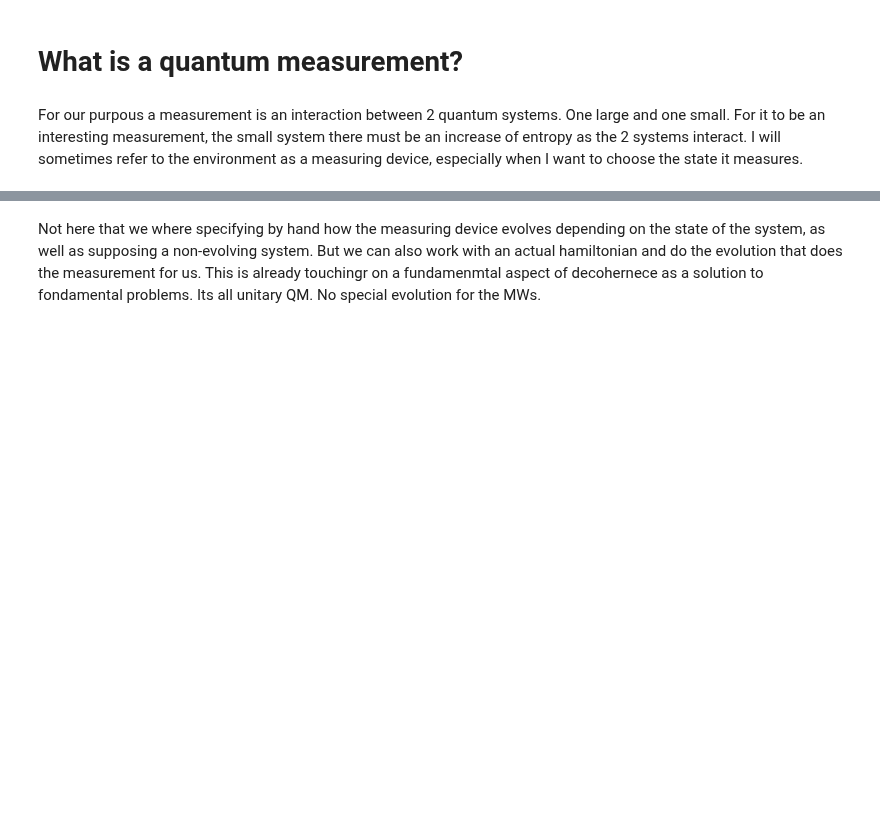
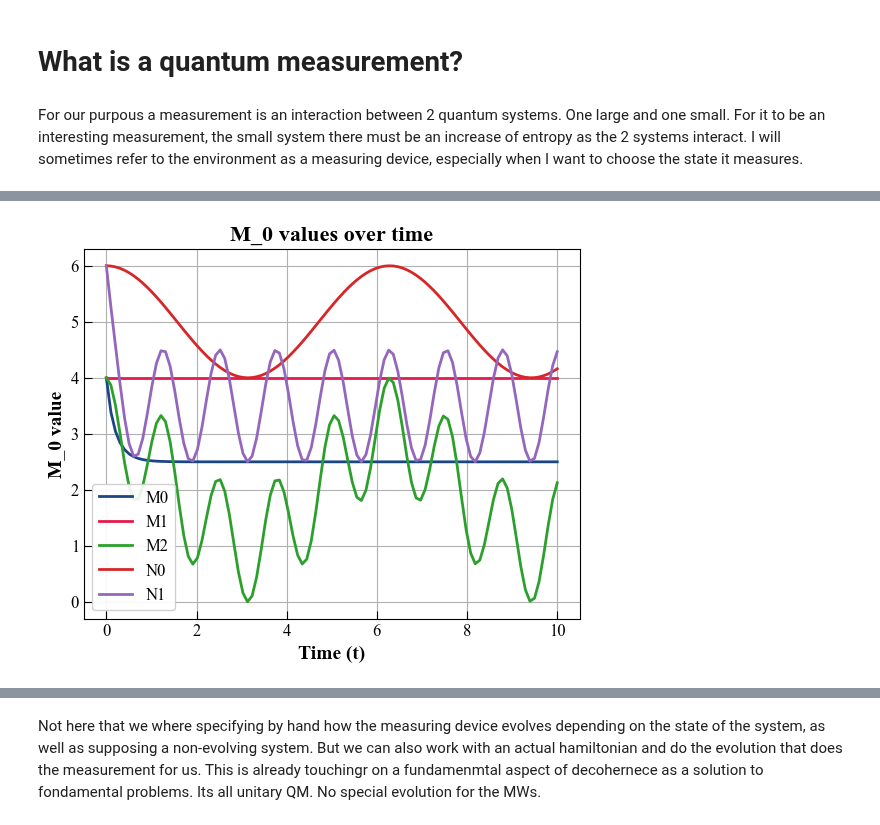
Before and after one commit to MarinAndreGirard/ACL, a Jupyter notebook: Working/Decoherence_edu.ipynb, the cells around one changed output, grey strips where cells are left out. Cells and saved outputs as stored; diff of their text form; code cells hidden in the pictures; blank space fills up the shorter version.

```diff
--- a/Working/Decoherence_edu.ipynb
+++ b/Working/Decoherence_edu.ipynb
@@ -145,0 +153,74 @@ Considering a system in state $|\psi\rangle=\frac{1}{\sqrt{2}}(|0\rangle+|1\rang
+# %%
+ar = np.array
+kr = np.kron
+T = np.transpose
+out=np.outer
+pauli_z=ar([[1,0],[0,-1]])
+pauli_y=ar([[0,-1j],[1j,0]])
+pauli_x=ar([[0,1],[1,0]])
+id=np.identity(2)
+id3=np.identity(3)
+
+
+E1=1
+E2=5
+lamb=4
+q0=ar([1,0])
+q1=ar([0,1])
+p0=ar([1,0,0])
+p1=ar([0,1,0])
+p2=ar([0,0,1])
+
+psi_s=(1/np.sqrt(2))*(q0+q1)
+psi_m=p2
+psi_0=kr(psi_s,psi_m)
+
+H_self=kr(E1*out(q0,q0.conj())+E2*out(q1,q1.conj()),id3)
+H_int=-1j*lamb*(kr(out(q0,q0.conj()),(out(p0,p1.conj())-out(p1,p0.conj())))+kr(out(q1,q1.conj()),(out(p0,p2.conj())-out(p2,p0.conj()))))
+H_tot=H_self+H_int
+
+def get_Ut(t):
+    U_t=np.exp(-1j*t*H_tot)
+    return U_t
+
+def get_psi_t(t,psi_0):
+    Ut=get_Ut(t)
+    psi_t=Ut@psi_0
+    return psi_t
+
+M_0=kr(id,out(p0,p0.conj()))
+M_1=kr(id,out(p1,p1.conj()))
+M_2=kr(id,out(p2,p2.conj()))
+N_0=kr(out(q0,q0.conj()),id3)
+N_1=kr(out(q1,q1.conj()),id3)
+
+
+t_list = np.linspace(0, 10, 100)
+M_0_list=[]
+M_1_list=[]
+M_2_list=[]
+N_0_list=[]
+N_1_list=[]
+
+for t in t_list:
+    psi_t=get_psi_t(t,psi_0)
+    rhot=out(psi_t,psi_t.conj())
+    M_0_list.append(np.trace(rhot@M_0))
+    M_1_list.append(np.trace(rhot@M_1))
+    M_2_list.append(np.trace(rhot@M_2))
+    N_0_list.append(np.trace(rhot@N_0))
+    N_1_list.append(np.trace(rhot@N_1))
+
+plt.plot(t_list, M_0_list)
+plt.plot(t_list, M_1_list)
+plt.plot(t_list, M_2_list)
+plt.plot(t_list, N_0_list)
+plt.plot(t_list, N_1_list)
+plt.xlabel('Time (t)')
+plt.ylabel('M_0 value')
+plt.title('M_0 values over time')
+plt.legend(["M0","M1","M2","N0","N1"])
+plt.grid(True)
+plt.show()
+# %% [output]
+[figure, added]
```
Also changed, not shown: parts of 6 cells of this notebook.
